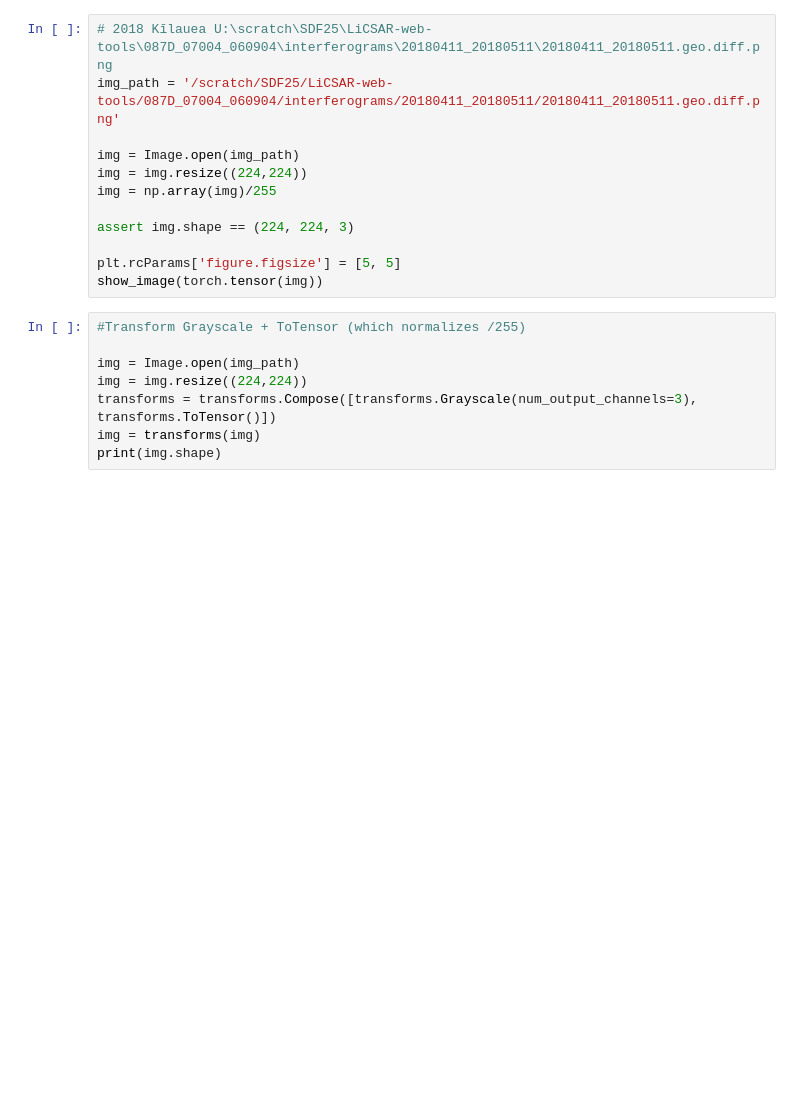
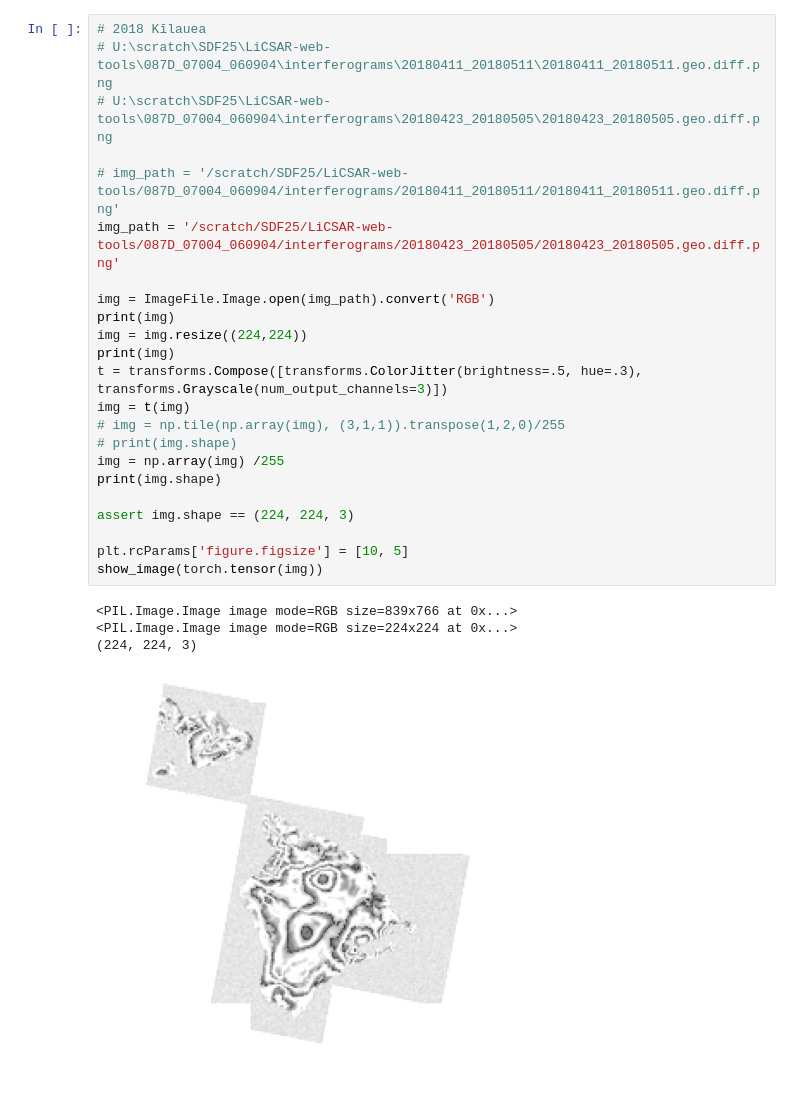
Before and after one commit to CBurton90/ifg-ssl, a Jupyter notebook: hephaestus/MAE_visualize_hephaestus.ipynb, the cells around one changed output. Saved outputs shown, nothing was run; the diff lists cells and outputs as text; blank space fills up the shorter version.

Commit message:
added transforms to viz notebook

```diff
--- a/hephaestus/MAE_visualize_hephaestus.ipynb
+++ b/hephaestus/MAE_visualize_hephaestus.ipynb
@@ -66,22 +67,30 @@ def run_one_image(img, model):
 
     plt.show()
 # %%
-# 2018 Kīlauea U:\scratch\SDF25\LiCSAR-web-tools\087D_07004_060904\interferograms\20180411_20180511\20180411_20180511.geo.diff.png
-img_path = '/scratch/SDF25/LiCSAR-web-tools/087D_07004_060904/interferograms/20180411_20180511/20180411_20180511.geo.diff.png'
+# 2018 Kīlauea
+# U:\scratch\SDF25\LiCSAR-web-tools\087D_07004_060904\interferograms\20180411_20180511\20180411_20180511.geo.diff.png
+# U:\scratch\SDF25\LiCSAR-web-tools\087D_07004_060904\interferograms\20180423_20180505\20180423_20180505.geo.diff.png
 
-img = Image.open(img_path)
+# img_path = '/scratch/SDF25/LiCSAR-web-tools/087D_07004_060904/interferograms/20180411_20180511/20180411_20180511.geo.diff.png'
+img_path = '/scratch/SDF25/LiCSAR-web-tools/087D_07004_060904/interferograms/20180423_20180505/20180423_20180505.geo.diff.png'
+
+img = ImageFile.Image.open(img_path).convert('RGB')
+print(img)
 img = img.resize((224,224))
-img = np.array(img)/255
+print(img)
+t = transforms.Compose([transforms.ColorJitter(brightness=.5, hue=.3), transforms.Grayscale(num_output_channels=3)])
+img = t(img)
+# img = np.tile(np.array(img), (3,1,1)).transpose(1,2,0)/255
+# print(img.shape)
+img = np.array(img) /255
+print(img.shape)
 
 assert img.shape == (224, 224, 3)
 
-plt.rcParams['figure.figsize'] = [5, 5]
+plt.rcParams['figure.figsize'] = [10, 5]
 show_image(torch.tensor(img))
+# %% [output]
+<PIL.Image.Image image mode=RGB size=839x766 at 0x...>
+<PIL.Image.Image image mode=RGB size=224x224 at 0x...>
+(224, 224, 3)
+[figure, added]
-# %%
-#Transform Grayscale + ToTensor (which normalizes /255)
-
-img = Image.open(img_path)
-img = img.resize((224,224))
-transforms = transforms.Compose([transforms.Grayscale(num_output_channels=3), transforms.ToTensor()])
-img = transforms(img)
-print(img.shape)
```
Also changed, not shown: parts of 7 cells of this notebook.
